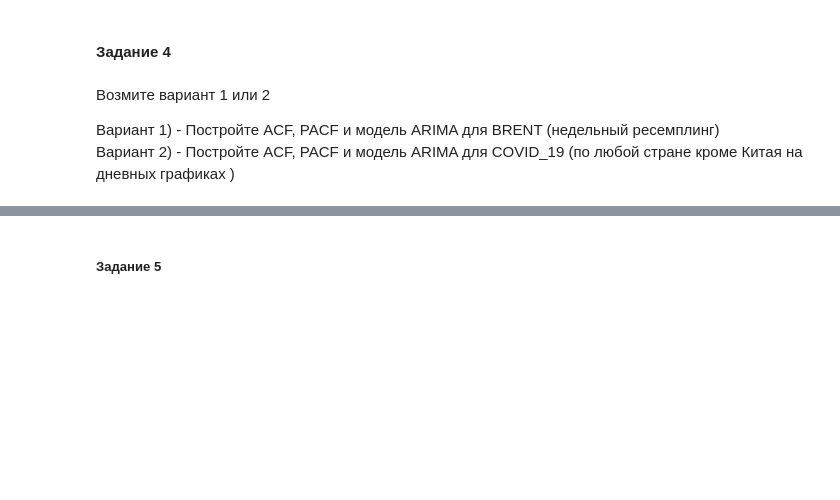
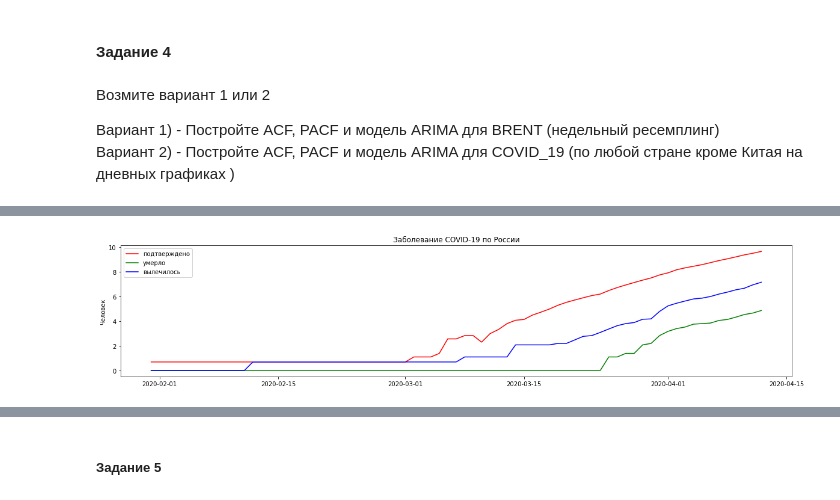
Before and after one commit to superbe/MachineLearningInBusiness, a Jupyter notebook: Lesson 3.ipynb, the cells around one changed output, grey strips where cells are left out. Cells and saved outputs as stored; diff of their text form; code cells hidden in the pictures; blank space fills up the shorter version.

```diff
--- a/Lesson 3.ipynb
+++ b/Lesson 3.ipynb
@@ -300,0 +381,8 @@ plt.show()
+# %%
+df['Confirmed'] = np.log(df['Confirmed'])
+# %%
+df['Deaths'] = np.log(df['Deaths'])
+df.loc[df['Deaths'] == -np.inf, 'Deaths'] = 0
+# %%
+df['Recovered'] = np.log(df['Recovered'])
+df.loc[df['Recovered'] == -np.inf, 'Recovered'] = 0
@@ -300,0 +399,11 @@ plt.show()
+# %%
+plt.figure(figsize =(20,4))
+plt.plot(df.index, df['Confirmed'], 'r', label ='подтверждено')
+plt.plot(df.index, df['Deaths'], 'g', label ='умерло')
+plt.plot(df.index, df['Recovered'], 'b', label ='вылечилось')
+plt.title('Заболевание COVID-19 по России')
+plt.ylabel('Человек')
+plt.legend()
+plt.show()
+# %% [output]
+[figure, added]
```
Also changed, not shown: parts of 35 cells of this notebook.
